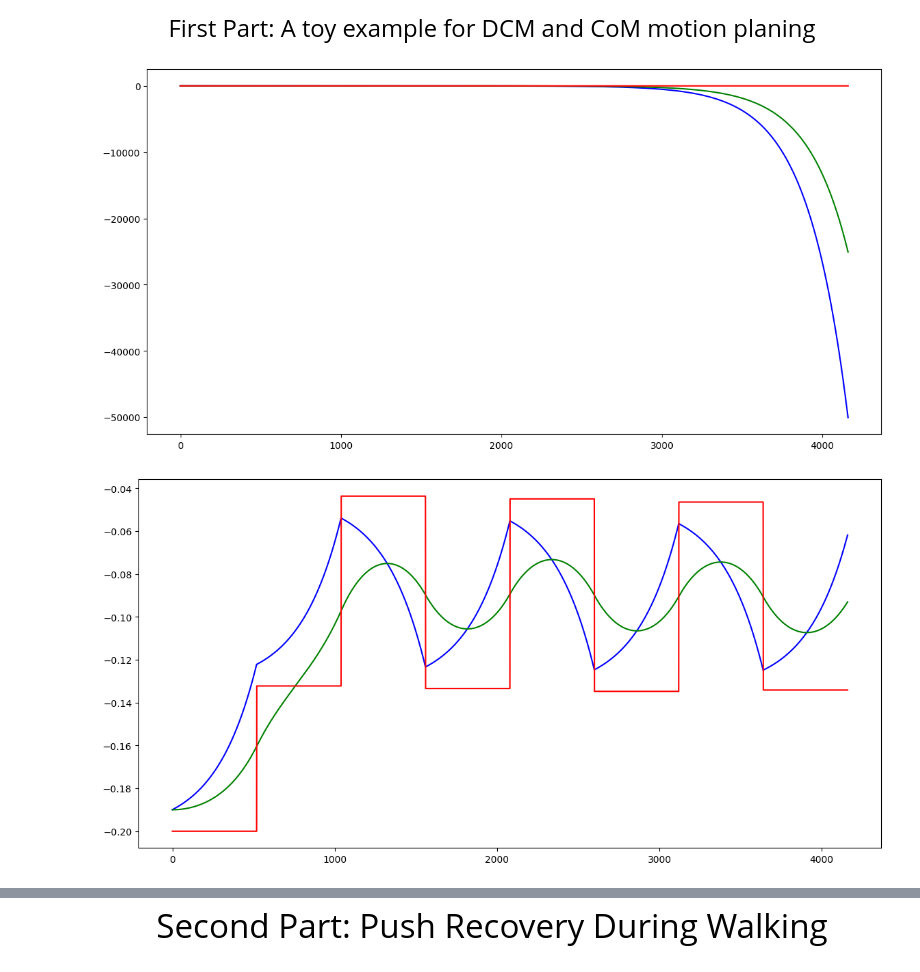
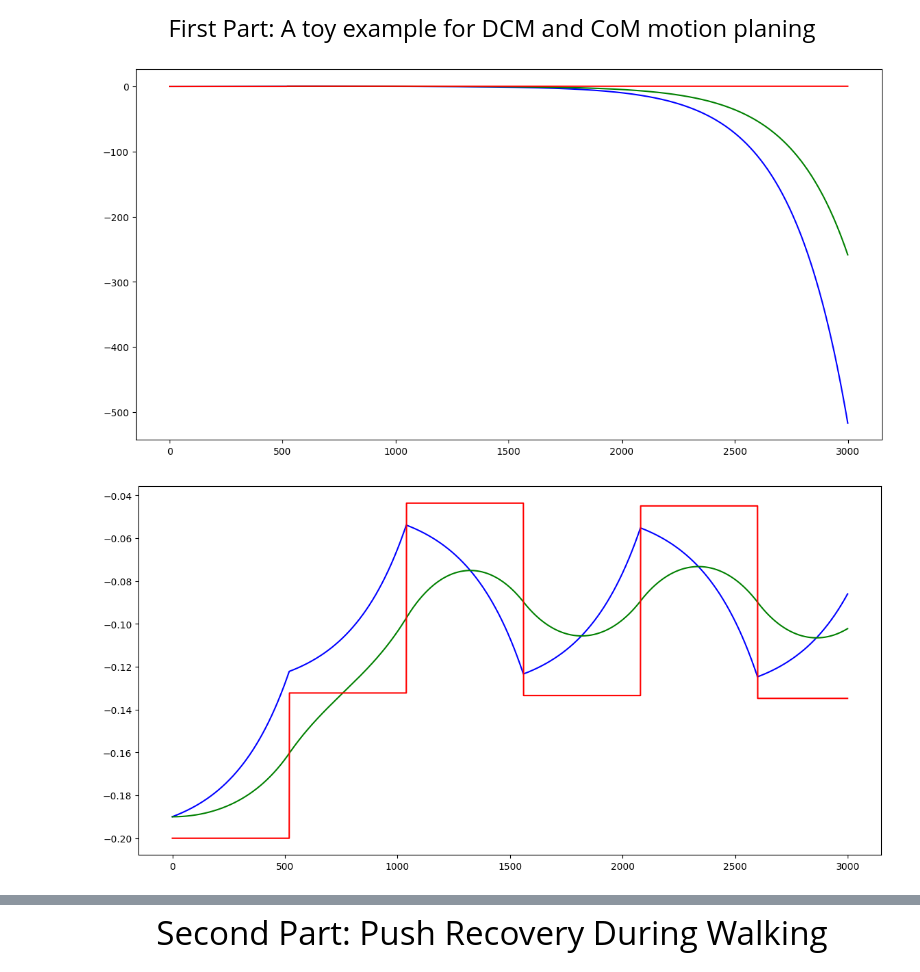
Before and after one commit to chrismtl/lr-biped-start, a Jupyter notebook: DCM-Locomotion.ipynb, the cells around one changed output, grey strips where cells are left out. Cells and saved outputs as stored; diff of their text form; code cells hidden in the pictures.

Commit message:
Plot fix

```diff
--- a/DCM-Locomotion.ipynb
+++ b/DCM-Locomotion.ipynb
@@ -49,7 +49,7 @@ internalStep=0.0
 deltaStepDurationMin= 0.3 # we substract this value from nominal step duration to find lower boundry of step duration constraint
 deltaStepDurationMax= 1.3 # we add this value to nominal step duration to find upper boundry of step duration constraint
 
-for iter in range(6800):
+for iter in range(3000):
     alphaCoPX = 1.0
     alphaCoPY = 1.0
     alphaSigma = 1.0
@@ -93,11 +93,11 @@ for iter in range(6800):
 
     # Create the q vector
     q = np.array([
-        alphaCoPX * CoPNoMX,
-        alphaCoPY * CoPNoMY,
-        alphaSigma * SigmaNoM,
-        alphaOffsetX * OffsetNoMX,
-        alphaOffsetY * OffsetNoMY
+        -alphaCoPX * CoPNoMX,
+        -alphaCoPY * CoPNoMY,
+        -alphaSigma * SigmaNoM,
+        -alphaOffsetX * OffsetNoMX,
+        -alphaOffsetY * OffsetNoMY
     ])
 
     I2 = np.eye(2)
@@ -109,6 +109,7 @@ for iter in range(6800):
         [np.zeros((1, 2)), I1, np.zeros((1, 2))],
         [np.zeros((1, 2)), -I1, np.zeros((1, 2))]
     ])
+
     h = np.array([CoPTMaxX,CoPTMaxY,-CoPTMinX,-CoPTMinY,SigmaMax, -SigmaMin]) # todo: use equation 15 and 16 to find the G and h
 
     A = np.array([[1, 0, CopXInit - DCMXInit, 1, 0],[0, 1, CopYInit - DCMYInit, 0, 1]])# todo: use equation 13 and 16 to find the A and b
@@ -139,32 +140,35 @@ for iter in range(6800):
             DCMGenerator.CoP= np.array([U[0] ,U[1]])
 
             sign=sign*-1
 
             CoPX =U[0]
             CoPY =U[1]
 
             DCMx =DesiredDCM[0]
             DCMy =DesiredDCM[1]
+    else:
+        print("U:",U)
+        print(iter,"simulation system has no solutions")
 
 
 # todo: uncomment to plot
 figg, (ax) = plt.subplots(figsize = (14, 7))
 ax.plot(np.array(DCMTrajectoryToy)[:,0],'b',label="DCM")
 ax.plot(np.array(CoMTrajectoryToy)[:,0],'g',label="CoM")
 ax.plot(np.array(CoPTrajectoryToy)[:,0],'r',label="Cop")
 plt.show()
 
 figg1, (ax1) = plt.subplots(figsize = (14, 7))
 ax1.plot(np.array(DCMTrajectoryToy)[:,1],'b',label="DCM")
 ax1.plot(np.array(CoMTrajectoryToy)[:,1],'g',label="CoM")
 ax1.plot(np.array(CoPTrajectoryToy)[:,1],'r',label="Cop")
 plt.show()
 
 figg2, (ax2) = plt.subplots(figsize = (14, 7))
 ax2.plot(np.array(DCMTrajectoryToy)[:,0],np.array(DCMTrajectoryToy)[:,1],'b',label="DCM")
 ax2.plot(np.array(CoMTrajectoryToy)[:,0],np.array(CoMTrajectoryToy)[:,1],'g',label="CoM")
 ax2.plot(np.array(CoPTrajectoryToy)[:,0],np.array(CoPTrajectoryToy)[:,1],'*r',label="CoP")
 plt.show()
 # %% [output]
-[figure, old version]
+[figure, new version]
-[figure, old version]
+[figure, new version]
```
Also changed, not shown: parts of 3 cells of this notebook.
